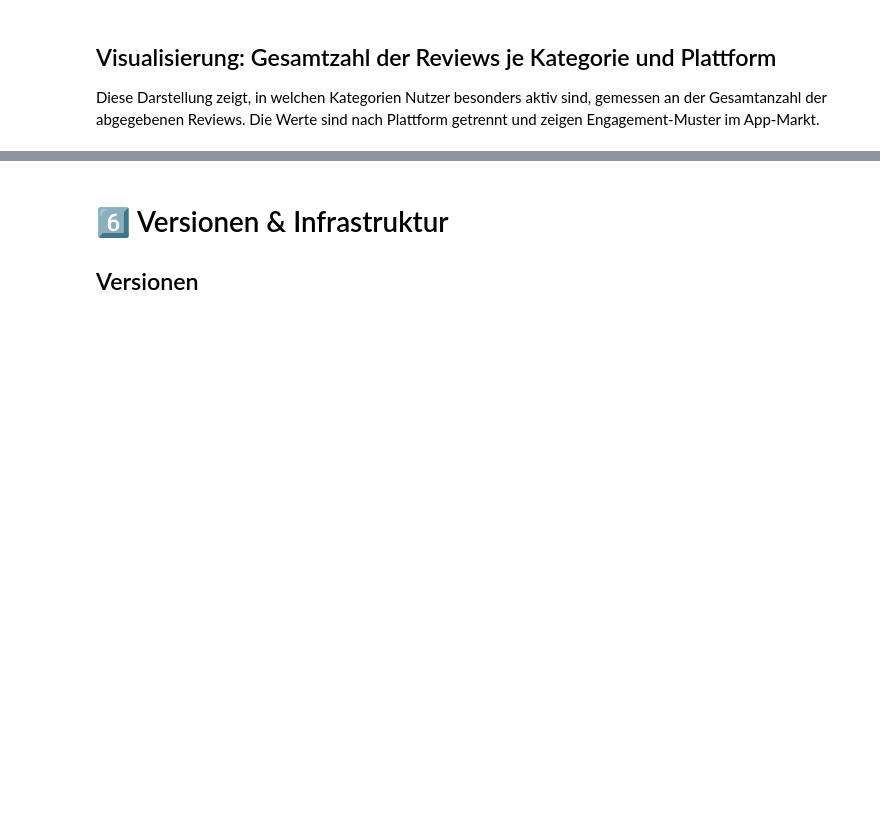
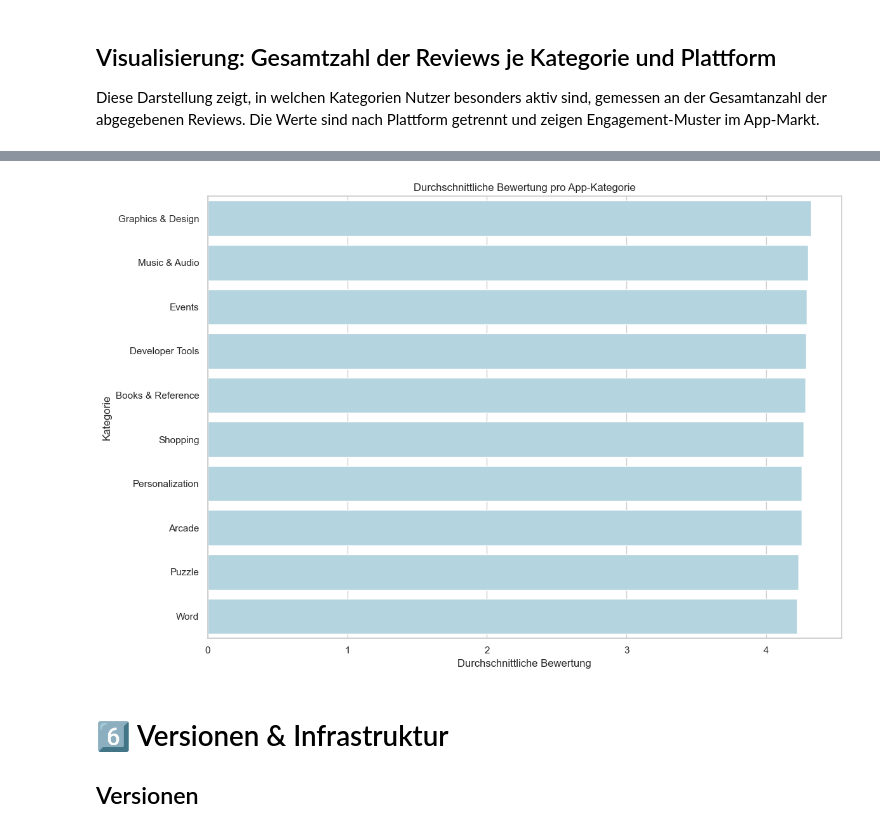
Before and after one commit to hamulicemir/bdinf-prj, a Jupyter notebook: Appmarkt_Analyse.ipynb, the cells around one changed output, grey strips where cells are left out. Drawn from its saved outputs; the diff is of its cells as text; code cells hidden in the pictures; blank space fills up the shorter version.

```diff
--- a/Appmarkt_Analyse.ipynb
+++ b/Appmarkt_Analyse.ipynb
@@ -784,3 +834,15 @@ plt.show()
+# %%
+df_avg_rating = df_avg_rating.head(10)
+
+plt.figure(figsize=(12, 8))
+sns.barplot(data=df_avg_rating, x="avg_rating", y="category", color='lightblue')
+plt.title("Durchschnittliche Bewertung pro App-Kategorie")
+plt.xlabel("Durchschnittliche Bewertung")
+plt.ylabel("Kategorie")
+plt.tight_layout()
+plt.show()
+# %% [output]
+[figure, added]
 # %% [markdown]
 #  6⃣  Versionen & Infrastruktur
 ## Versionen
```
Also changed, not shown: parts of 2 cells of this notebook.
